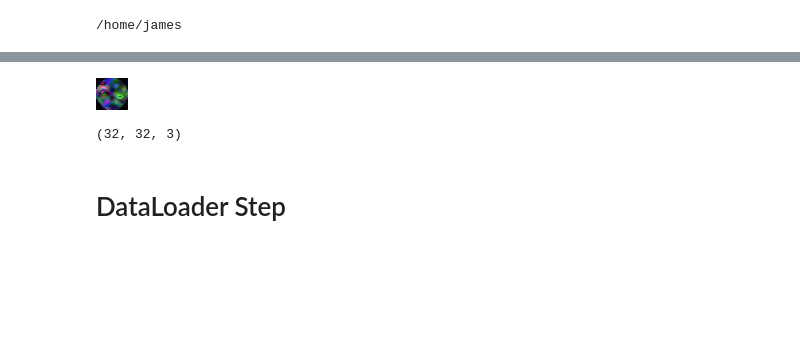
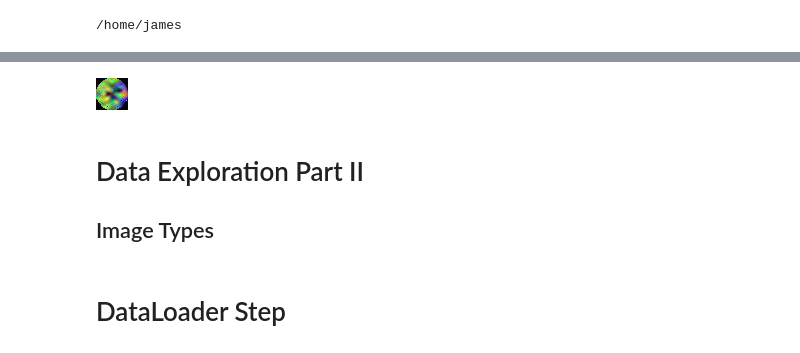
Before and after one commit to jamescavanagh/unpackAI, a Jupyter notebook: EEG_Alchoholism.ipynb, the cells around one changed output, grey strips where cells are left out. Saved outputs shown, nothing was run; the diff lists cells and outputs as text; code cells hidden in the pictures; blank space fills up the shorter version.

```diff
--- a/EEG_Alchoholism.ipynb
+++ b/EEG_Alchoholism.ipynb
@@ -660,13 +1104,14 @@ Alcholic Group size: 117
 # %%
+from PIL import Image
 picked_image = 3
 im = Image.open(List_EEG_Alc[picked_image])
-im.to_thumb(,64)
+im.to_thumb(32,32)
 # %% [output]
-[figure, old version]
+[figure, new version]
-# %%
-example.shape
-# %% [output]
-(32, 32, 3)
+# %% [markdown]
+# Data Exploration Part II
+
+## Image Types
 # %% [markdown]
 # DataLoader Step
 # %%
```
Also changed, not shown: parts of 166 cells of this notebook.
